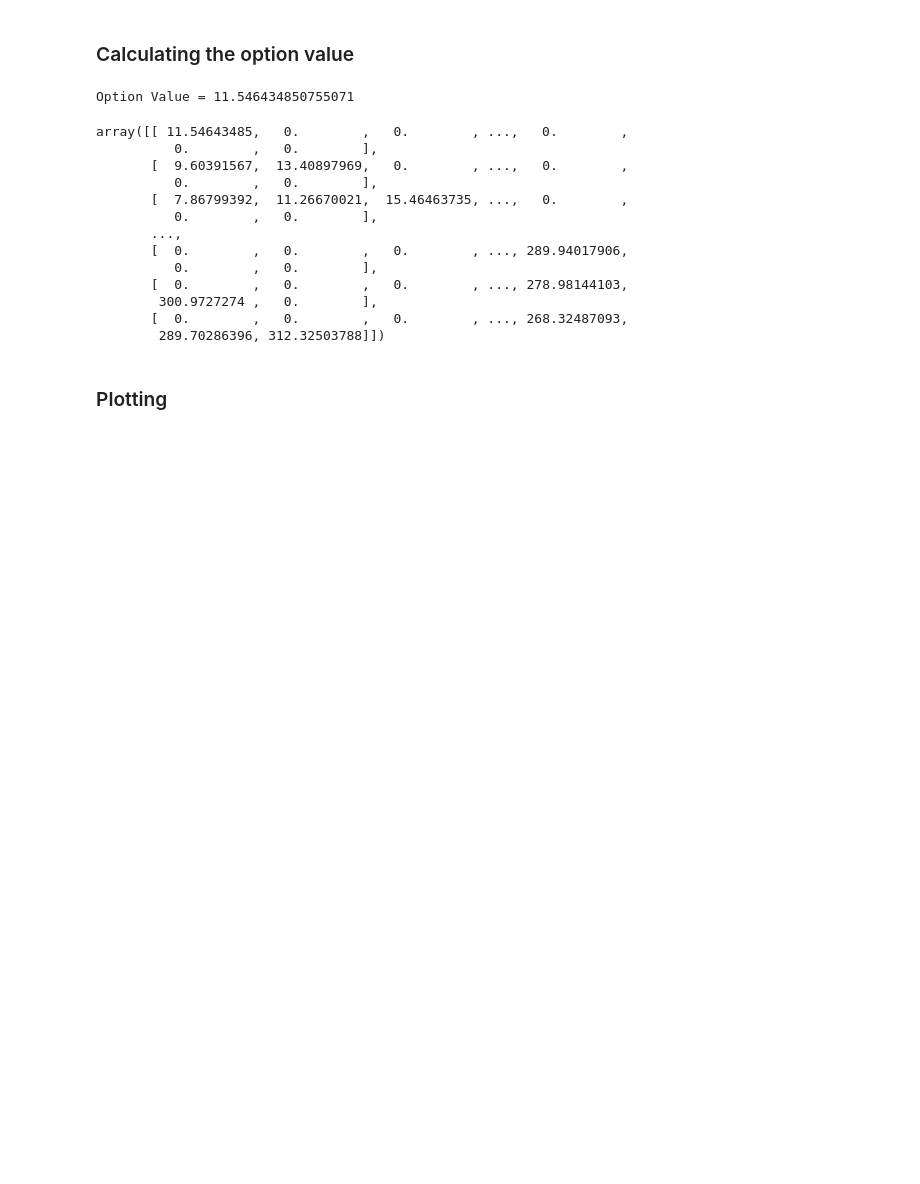
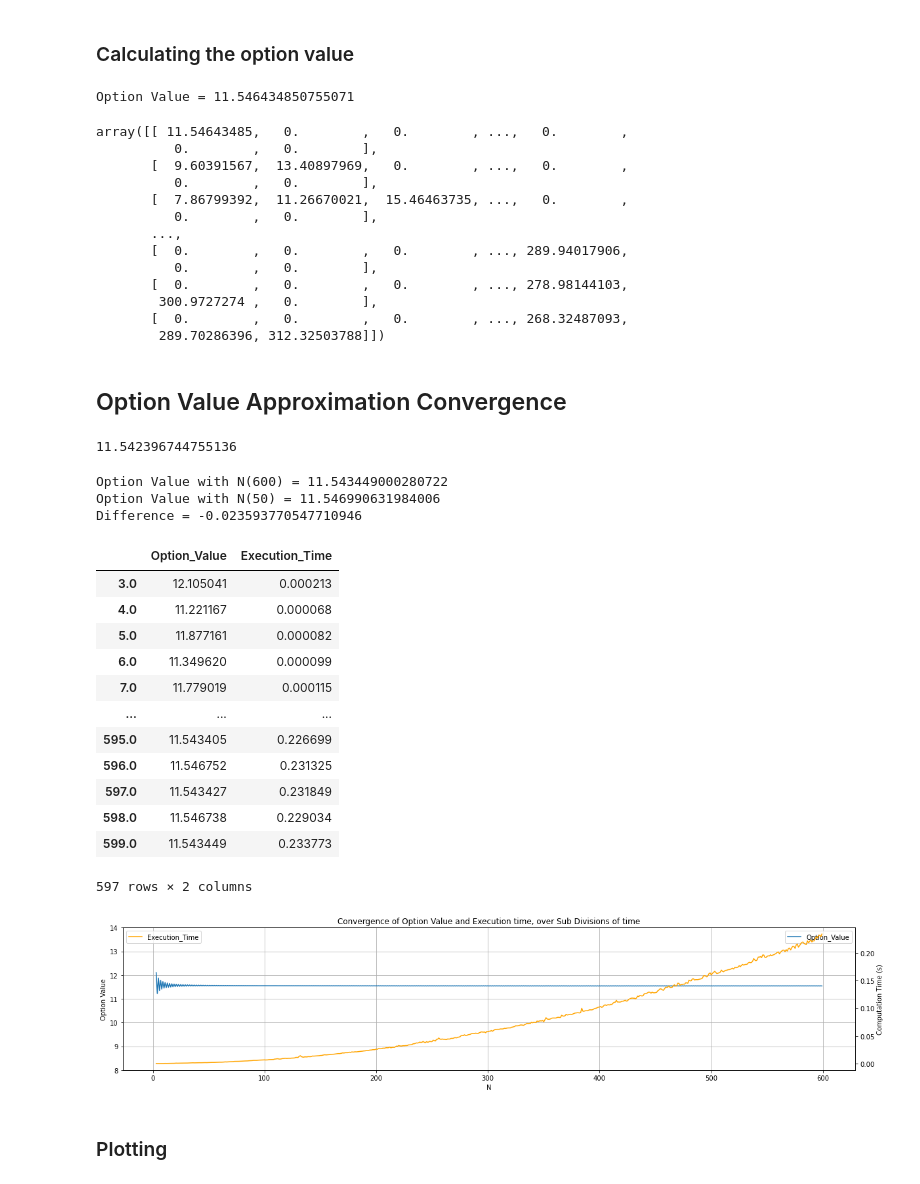
Before and after one commit to ithakis/UvA-Computational-Finance, a Jupyter notebook: Part 1.ipynb, the cells around one changed output. Drawn from its saved outputs; the diff is of its cells as text; code cells hidden in the pictures; blank space fills up the shorter version.

Commit message:
P2.1 -> Answer + OV convergence and time complexity

```diff
--- a/Part 1.ipynb
+++ b/Part 1.ipynb
@@ -35,7 +38,7 @@ print(buildTree(S, sigma, T, N))
 # %% [markdown]
 ### Calculating the option value
 # %%
-def valueOptionMatrix(tree , T, r , K, vol ):
+def valueOptionMatrix(tree , T, r , K, vol, N ):
     dt = T / N
 
     u = np.e **  (vol * np.sqrt(dt)) # TODO
@@ -90,6 +93,65 @@ array([[ 11.54643485,   0.        ,   0.        , ...,   0.        ,
         300.9727274 ,   0.        ],
        [  0.        ,   0.        ,   0.        , ..., 268.32487093,
         289.70286396, 312.32503788]])
+# %% [markdown]
+## Option Value Approximation Convergence
+# %%
+def get_option_value(N):
+    _sigma = 0.2
+    _S = 100
+    _T=1.
+    _# N=50
+
+    _K = 99
+    _r = 0.06
+
+    _tree = buildTree(_S, _sigma, _T, N)
+    return valueOptionMatrix( _tree , _T, _r , _K, _sigma, N )[0, 0]
+
+NN = 600 ; _starting_n = 3
+values = np.zeros((NN, 3))
+for n in tqdm(range(_starting_n, NN)):
+    _st = perf_counter()
+    values[n, 0] = n
+    values[n, 1] = get_option_value(n)
+    values[n, 2] = perf_counter() - _st
+# %%
+get_option_value(40)
+# %% [output]
+11.542396744755136
+# %%
+_results_df = pd.DataFrame(values[_starting_n:, 1:], columns=['Option_Value', 'Execution_Time'] , index=values[_starting_n:, 0])
+# print(_results_df)
+
+fig, ax_left = plt.subplots()
+ax_right = ax_left.twinx()
+
+_results_df.Option_Value.plot(figsize=(20,4), ylim=(8,14), ax=ax_left, xlabel='N', ylabel='Option Value', legend='Option Value - USD',
+                              title='Convergence of Option Value and Execution time, over Sub Divisions of time', grid=True)
+_results_df.Execution_Time.plot(ax=ax_right, color='orange', ylabel='Computation Time (s)', legend='Computation Time')
+
+print(f'Option Value with N({NN}) = {_results_df.iloc[-1].Option_Value}')
+print(f'Option Value with N(50) = {_results_df.iloc[49].Option_Value}')
+print(f'Difference = {_results_df.iloc[-1].Option_Value - _results_df.iloc[50].Option_Value}')
+_results_df
+# %% [output]
+Option Value with N(600) = 11.543449000280722
+Option Value with N(50) = 11.546990631984006
+Difference = -0.023593770547710946
+|  | Option_Value | Execution_Time |
+| 3.0 | 12.105041 | 0.000213 |
+| 4.0 | 11.221167 | 0.000068 |
+| 5.0 | 11.877161 | 0.000082 |
+| 6.0 | 11.349620 | 0.000099 |
+| 7.0 | 11.779019 | 0.000115 |
+| ... | ... | ... |
+| 595.0 | 11.543405 | 0.226699 |
+| 596.0 | 11.546752 | 0.231325 |
+| 597.0 | 11.543427 | 0.231849 |
+| 598.0 | 11.546738 | 0.229034 |
+| 599.0 | 11.543449 | 0.233773 |
+597 rows × 2 columns
+[figure, added]
 # %% [markdown]
 ### Plotting
 # %%
```
Also changed, not shown: parts of 2 cells of this notebook.
